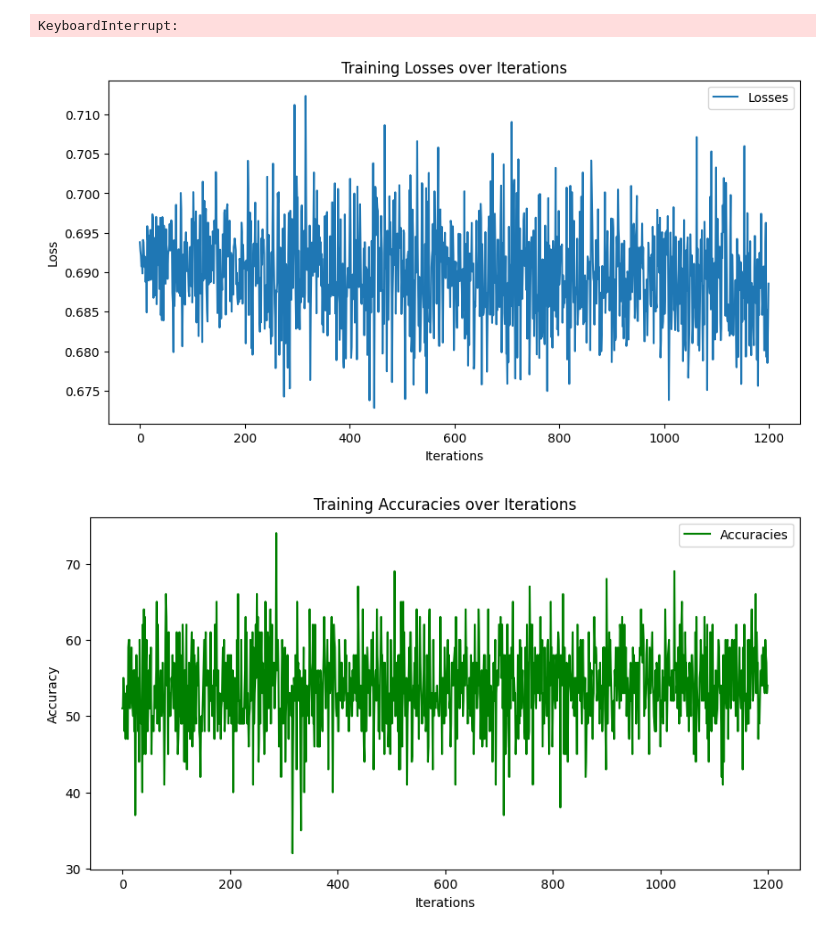
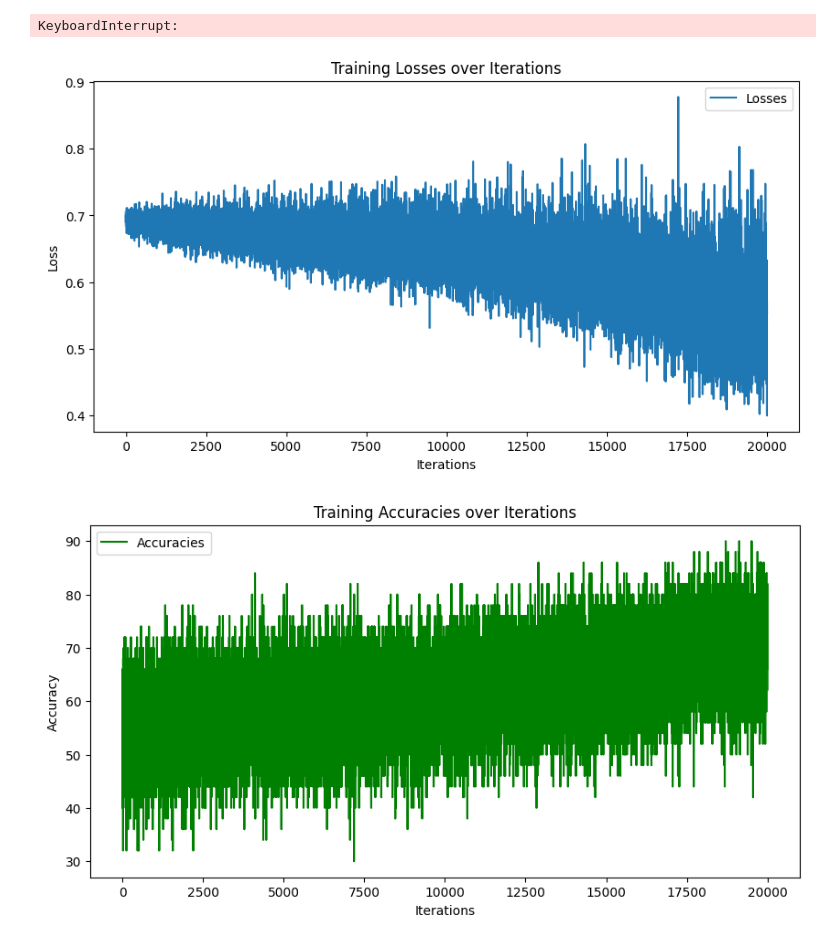
Before and after one commit to khood5/MLAudio, a Jupyter notebook: resnet18.ipynb, the cells around one changed output. Drawn from its saved outputs; the diff is of its cells as text; code cells hidden in the pictures.

```diff
--- a/resnet18.ipynb
+++ b/resnet18.ipynb
@@ -272,21 +318,21 @@ with torch.no_grad():
 accuracy = correct / total
 print(f'Test Accuracy: {accuracy * 100:.2f}%')
 # %%
-df = pd.read_csv('/data/khood/GitHub/MLAudio/old.train.csv')
+df = pd.read_csv('/data/khood/GitHub/MLAudio/train.csv')
 plt.figure(figsize=(10, 5))
 plt.plot(df['losses'], label='Losses')
 plt.title('Training Losses over Iterations')
 plt.xlabel('Iterations')
 plt.ylabel('Loss')
 plt.legend()
 plt.show()
 plt.figure(figsize=(10, 5))
 plt.plot(df['accuracies'], label='Accuracies', color='green')
 plt.title('Training Accuracies over Iterations')
 plt.xlabel('Iterations')
 plt.ylabel('Accuracy')
 plt.legend()
 plt.show()
 # %% [output]
-[figure, old version]
+[figure, new version]
-[figure, old version]
+[figure, new version]
```
Also changed, not shown: parts of 12 cells of this notebook, 11 other files.
